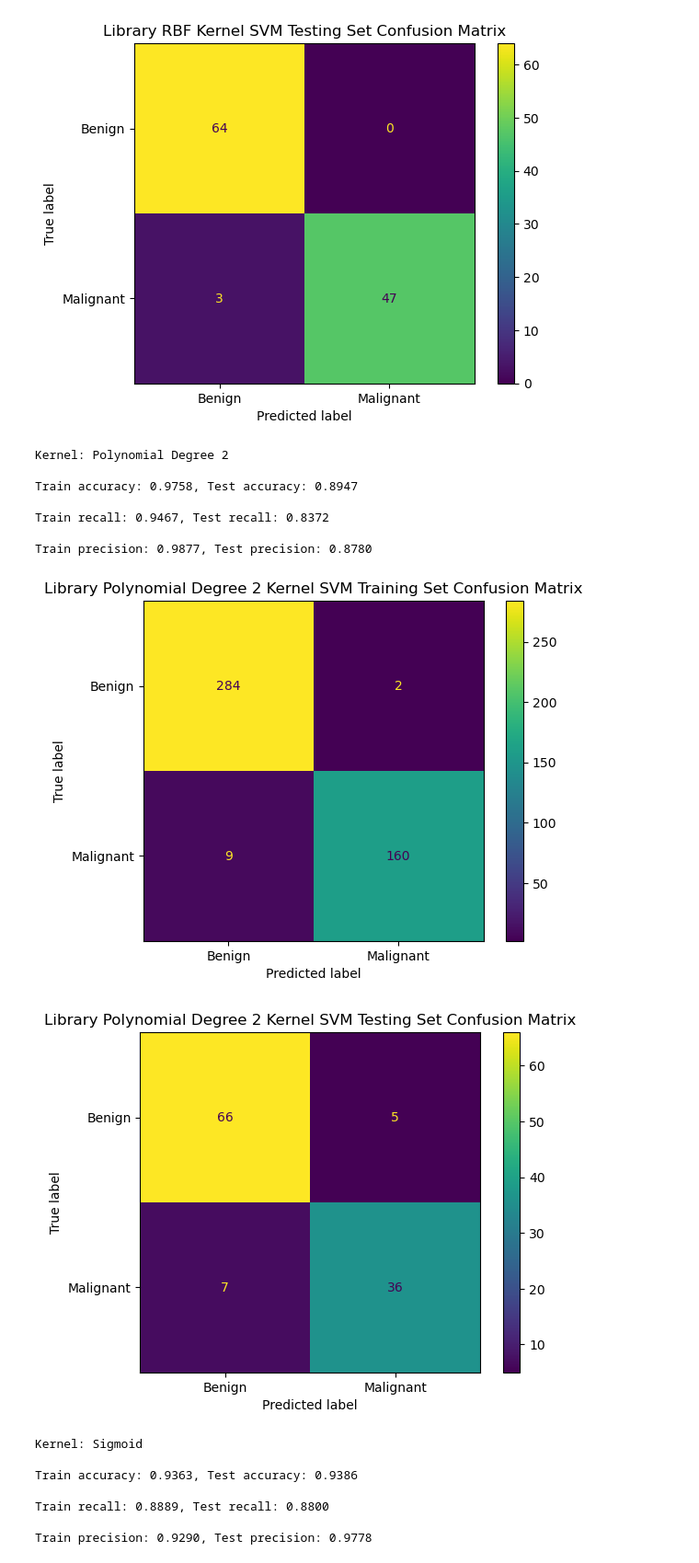
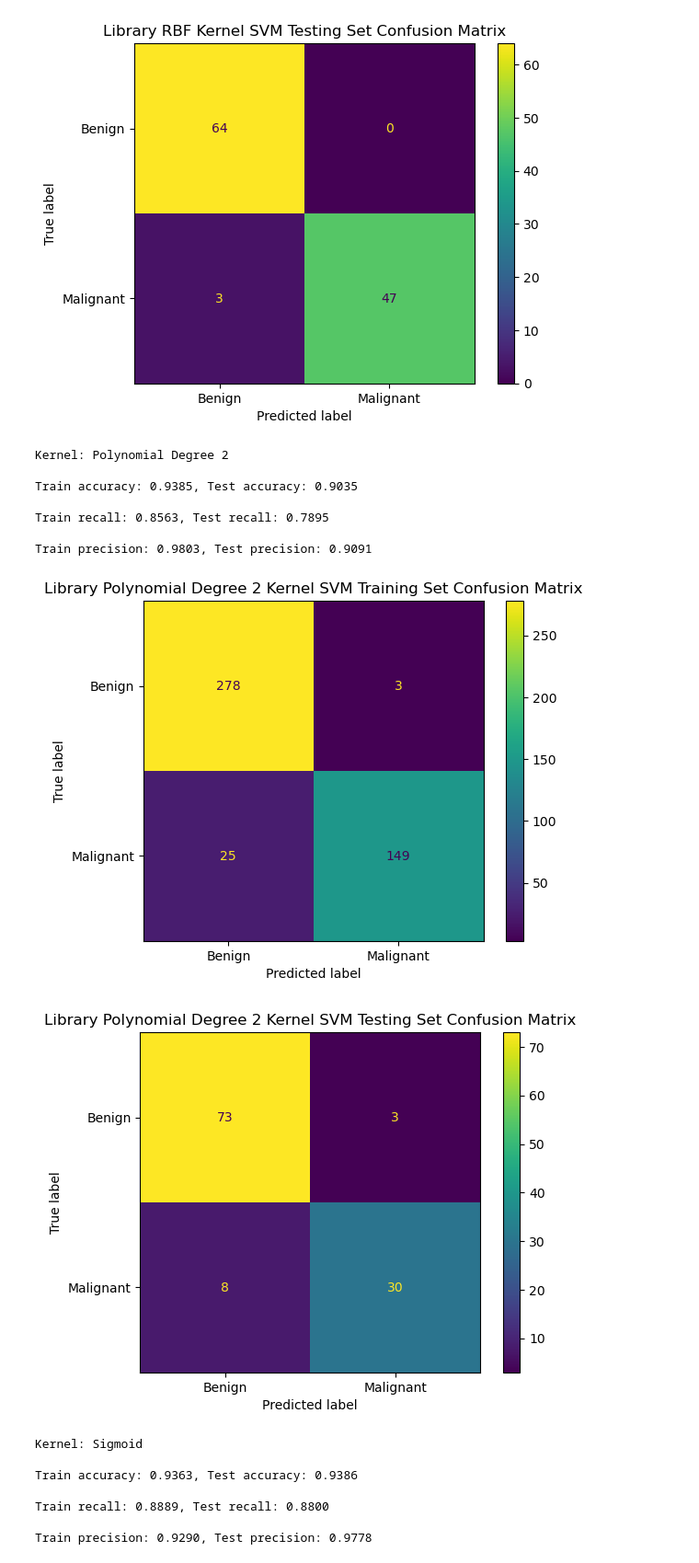
Before and after one commit to whuang3607/CS-6140-Project, a Jupyter notebook: William_Huang_Final_Project.ipynb, the cells around one changed output. Shown: that part at 92% size. Saved outputs shown, nothing was run; the diff lists cells and outputs as text; code cells hidden in the pictures.

```diff
--- a/William_Huang_Final_Project.ipynb
+++ b/William_Huang_Final_Project.ipynb
@@ -571,20 +571,20 @@ Train precision: 1.0000, Test precision: 1.0000
 [figure]
 [figure]
 # %%
-poly_svm = SVC(kernel='poly', degree=2, gamma=0.5)
+poly_svm = SVC(kernel='poly', degree=2, gamma=0.2)
 poly_y_train_prediction, poly_y_test_prediction = svm_performance_on_cancer(poly_svm, 'Polynomial Degree 2')
 svm_confusion_matrix_on_cancer(poly_y_train_prediction, poly_y_test_prediction, "Polynomial Degree 2", "Library")
 plt.show()
 # %% [output]
 Kernel: Polynomial Degree 2
 
-Train accuracy: 0.9758, Test accuracy: 0.8947
+Train accuracy: 0.9385, Test accuracy: 0.9035
 
-Train recall: 0.9467, Test recall: 0.8372
+Train recall: 0.8563, Test recall: 0.7895
 
-Train precision: 0.9877, Test precision: 0.8780
+Train precision: 0.9803, Test precision: 0.9091
-[figure, old version]
+[figure, new version]
-[figure, old version]
+[figure, new version]
 # %%
 sigmoid_svm = SVC(kernel='sigmoid')
 sigmoid_y_train_prediction, sigmoid_y_test_prediction = svm_performance_on_cancer(sigmoid_svm, 'Sigmoid')
```
Also changed, not shown: parts of 2 cells of this notebook, 1 other file.
